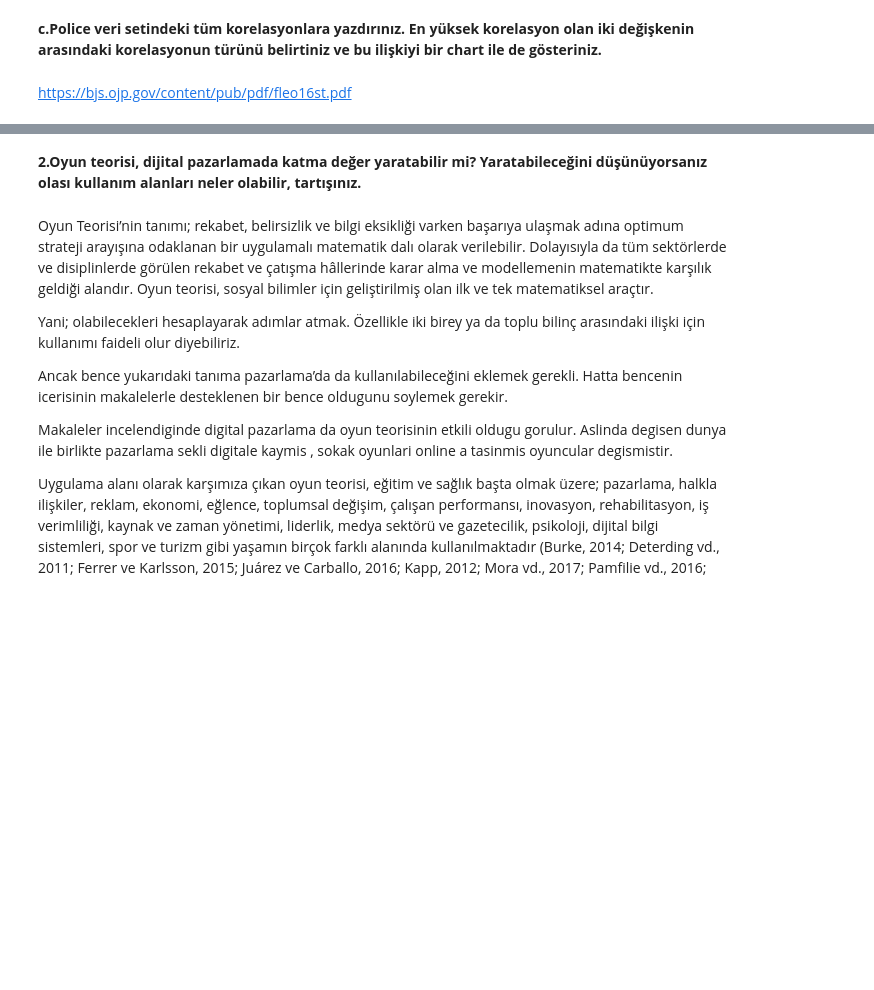
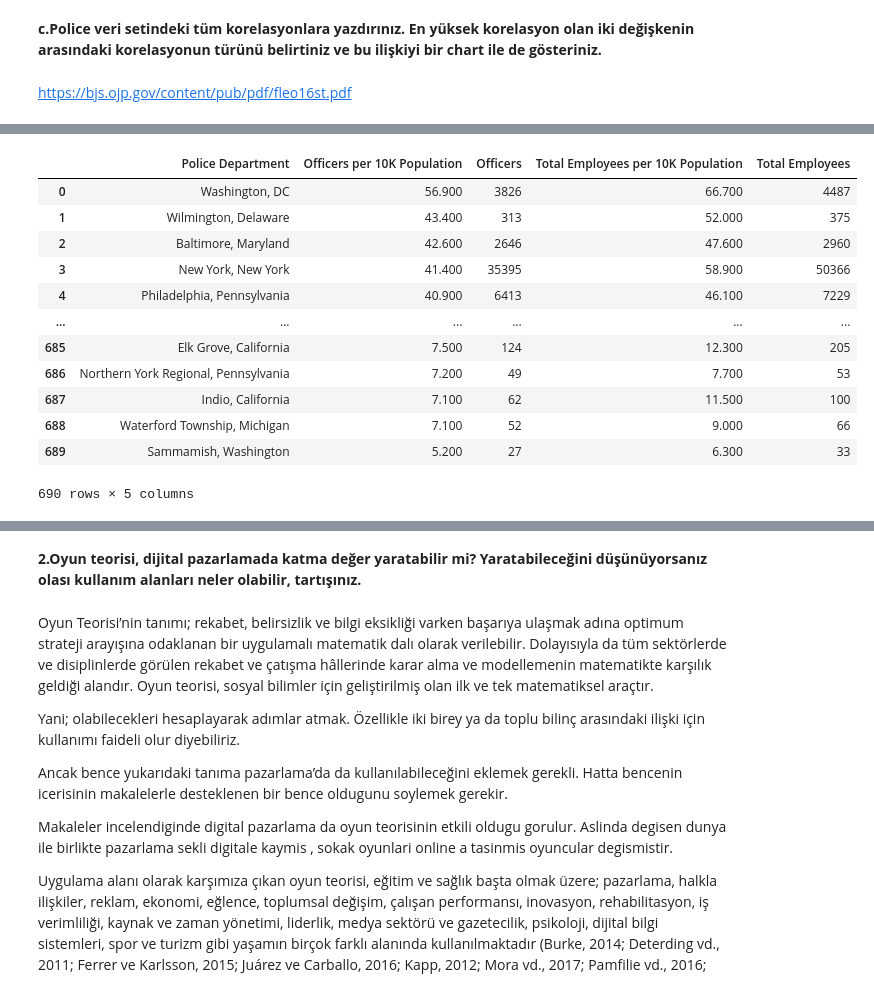
Before and after one commit to eildes06/02_DS_DATA_SCIENCE, a Jupyter notebook: churn_prediction.ipynb, the cells around one changed output, grey strips where cells are left out. Saved outputs shown, nothing was run; the diff lists cells and outputs as text; code cells hidden in the pictures; blank space fills up the shorter version.

```diff
--- a/churn_prediction.ipynb
+++ b/churn_prediction.ipynb
@@ -1277,0 +1318,16 @@ ValueError: ignored
+# %%
+table_MN[3]
+# %% [output]
+|  | Police Department | Officers per 10K Population | Officers | Total Employees per 10K Population | Total Employees |
+| 0 | Washington, DC | 56.900 | 3826 | 66.700 | 4487 |
+| 1 | Wilmington, Delaware | 43.400 | 313 | 52.000 | 375 |
+| 2 | Baltimore, Maryland | 42.600 | 2646 | 47.600 | 2960 |
+| 3 | New York, New York | 41.400 | 35395 | 58.900 | 50366 |
+| 4 | Philadelphia, Pennsylvania | 40.900 | 6413 | 46.100 | 7229 |
+| ... | ... | ... | ... | ... | ... |
+| 685 | Elk Grove, California | 7.500 | 124 | 12.300 | 205 |
+| 686 | Northern York Regional, Pennsylvania | 7.200 | 49 | 7.700 | 53 |
+| 687 | Indio, California | 7.100 | 62 | 11.500 | 100 |
+| 688 | Waterford Township, Michigan | 7.100 | 52 | 9.000 | 66 |
+| 689 | Sammamish, Washington | 5.200 | 27 | 6.300 | 33 |
+690 rows × 5 columns
```
Also changed, not shown: parts of 17 cells of this notebook.
